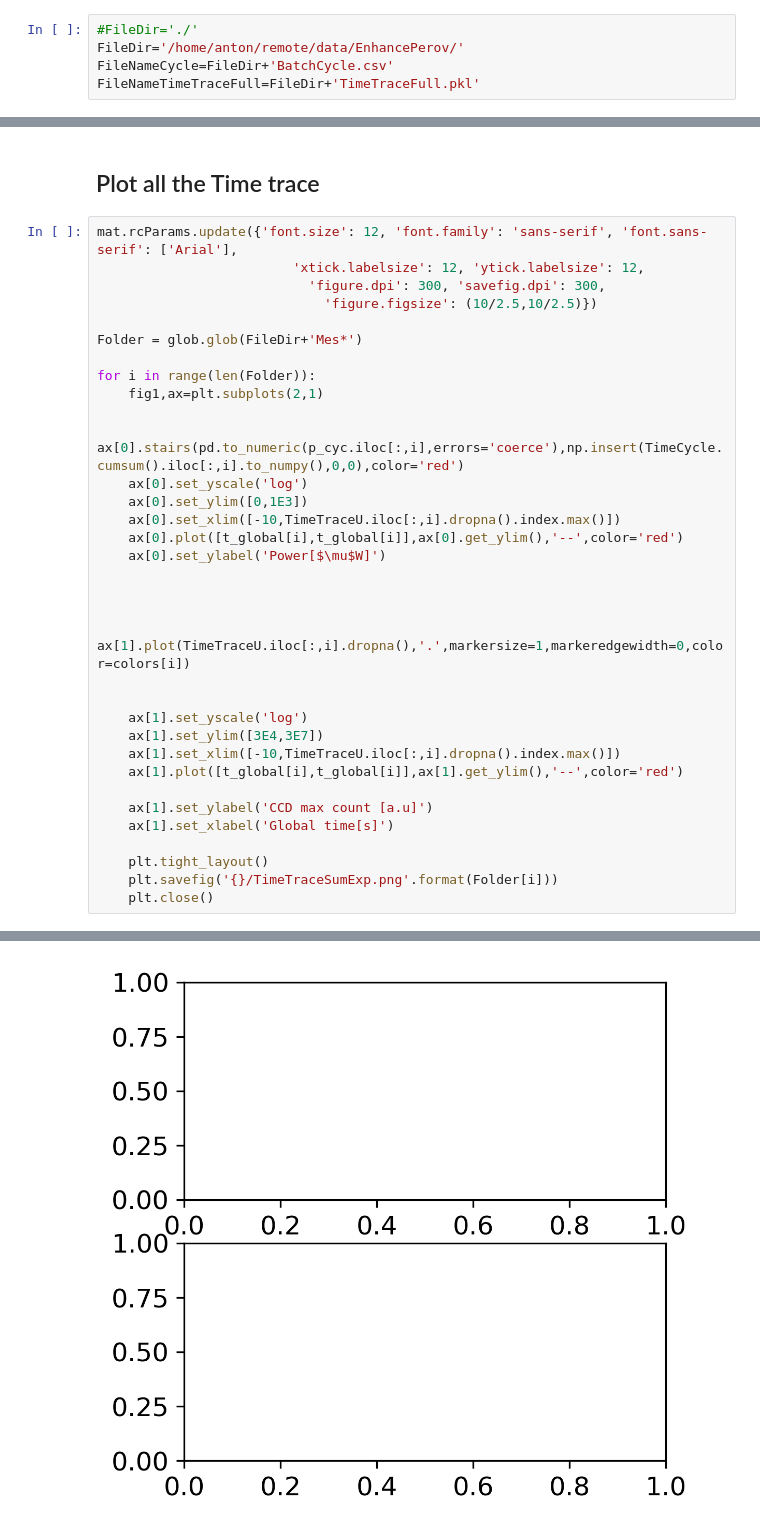
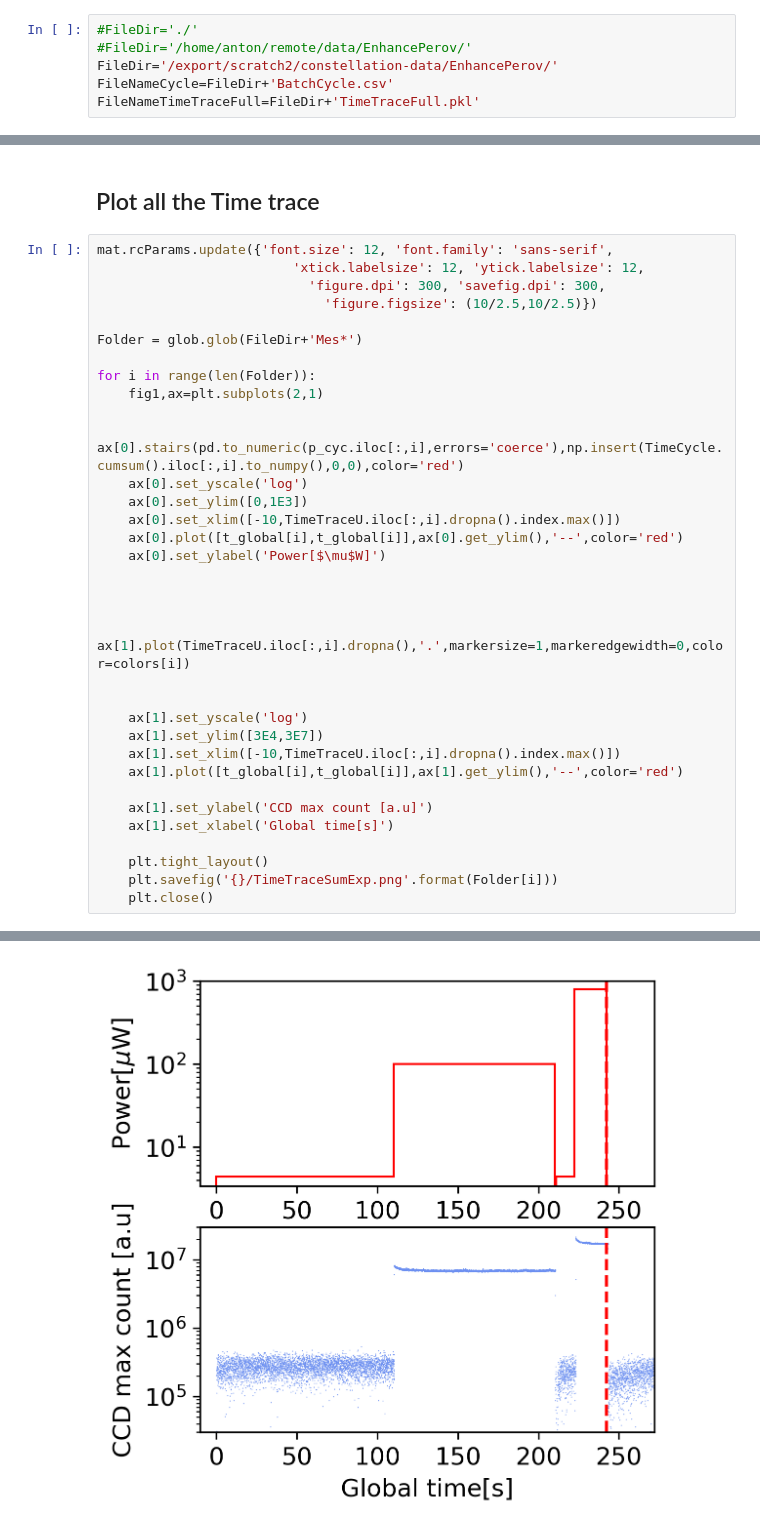
Before and after one commit to abouter/FOCUS-library, a Jupyter notebook: scripts/PlotScrappedDataV2.ipynb, the cells around one changed output, grey strips where cells are left out. Cells and saved outputs as stored; diff of their text form.

Commit message:
add some plots

```diff
--- a/scripts/PlotScrappedDataV2.ipynb
+++ b/scripts/PlotScrappedDataV2.ipynb
@@ -23,7 +23,8 @@ import glob as glob
 ## Defining some useful variables
 # %%
 #FileDir='./'
-FileDir='/home/anton/remote/data/EnhancePerov/'
+#FileDir='/home/anton/remote/data/EnhancePerov/'
+FileDir='/export/scratch2/constellation-data/EnhancePerov/'
 FileNameCycle=FileDir+'BatchCycle.csv'
 FileNameTimeTraceFull=FileDir+'TimeTraceFull.pkl'
 # %% [markdown]
@@ -127,7 +126,7 @@ TimeTraceFullFit.to_pickle(FileDir+'TimeTraceFullFit.pkl',compression='xz')
 # %% [markdown]
 ## Plot all the Time trace
 # %%
-mat.rcParams.update({'font.size': 12, 'font.family': 'sans-serif', 'font.sans-serif': ['Arial'],
+mat.rcParams.update({'font.size': 12, 'font.family': 'sans-serif',
                          'xtick.labelsize': 12, 'ytick.labelsize': 12,
                            'figure.dpi': 300, 'savefig.dpi': 300,
                              'figure.figsize': (10/2.5,10/2.5)})
@@ -182,3 +164,3 @@ findfont: Generic family 'sans-serif' not found because none of the following fa
-[figure, old version]
+[figure, new version]
 # %%
 %matplotlib widget
```
Also changed, not shown: parts of 10 cells of this notebook.
